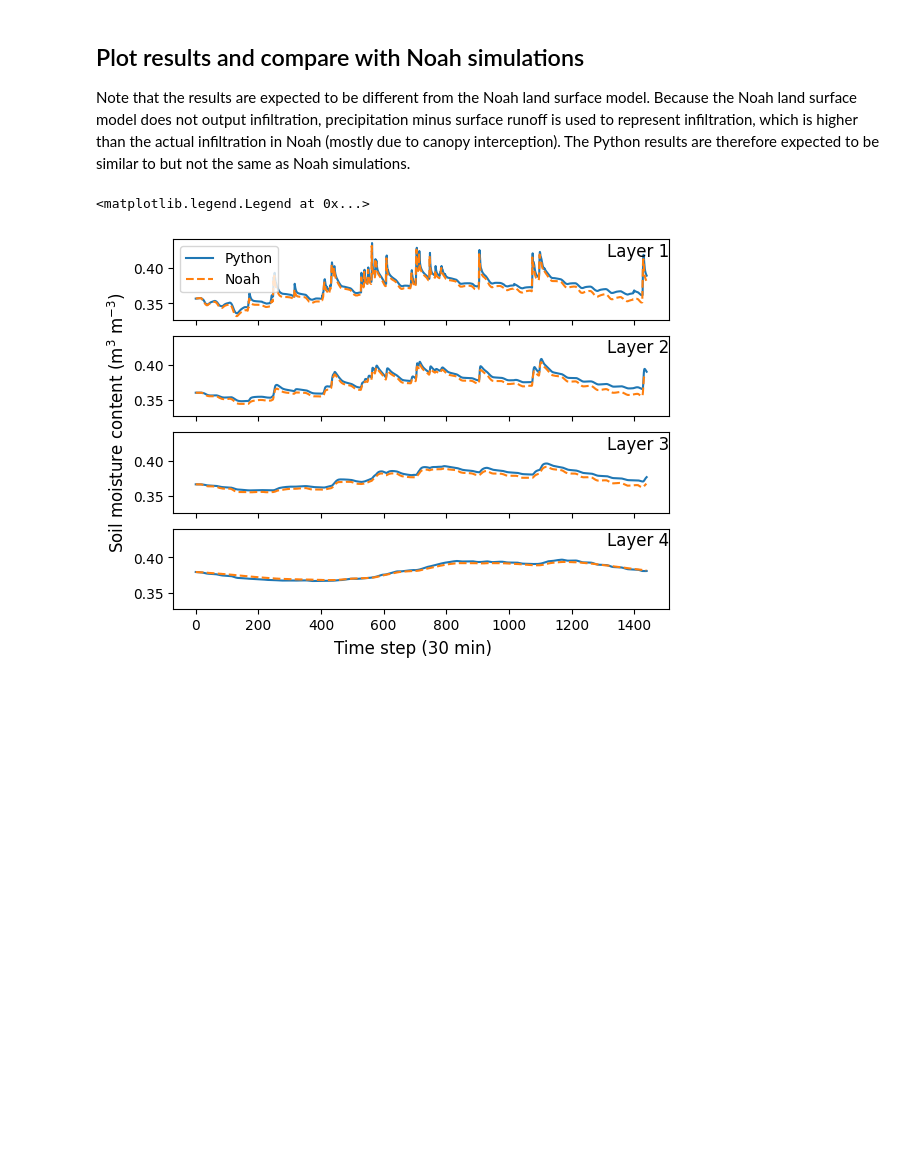
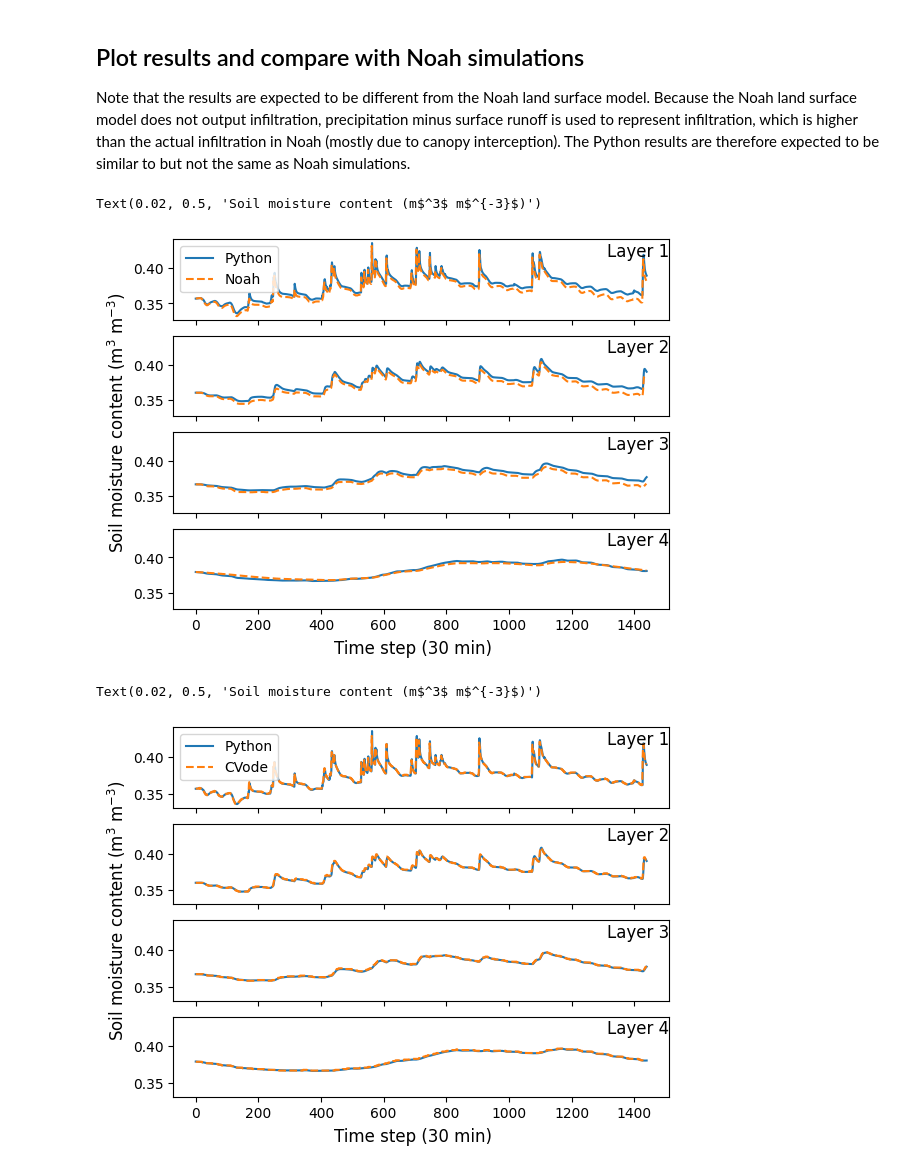
Before and after one commit to PSUmodeling/Richards-equation-CVODE-test, a Jupyter notebook: CrankNicholson.ipynb, the cells around one changed output. Drawn from its saved outputs; the diff is of its cells as text; code cells hidden in the pictures; blank space fills up the shorter version.

Commit message:
:sparkles: Compare C results with Python results

```diff
--- a/CrankNicholson.ipynb
+++ b/CrankNicholson.ipynb
@@ -288,7 +288,38 @@ for k in range(len(zsoil)):
 axs[0].legend()
 fig.supxlabel('Time step (30 min)')
 fig.supylabel('Soil moisture content (m$^3$ m$^{-3}$)')
-ax.legend()
 # %% [output]
-<matplotlib.legend.Legend at 0x...>
+Text(0.02, 0.5, 'Soil moisture content (m$^3$ m$^{-3}$)')
 [figure]
+# %%
+import matplotlib.pyplot as plt
+import numpy as np
+
+df = pd.read_csv(
+    'cycles.txt',
+)
+fig, axs = plt.subplots(
+    4, 1,
+    sharex=True,
+    sharey=True,
+)
+for k in range(len(zsoil)):
+    _line, = axs[k].plot(
+        swc[:, k],
+        label=f'Python')
+    axs[k].plot(
+        df[f'smc{k}'],
+        '--',
+        label='CVode',
+    )
+    axs[k].set_title(
+        f'Layer {k+1}',
+        loc='right',
+        y=1.0, pad=-12
+    )
+axs[0].legend()
+fig.supxlabel('Time step (30 min)')
+fig.supylabel('Soil moisture content (m$^3$ m$^{-3}$)')
+# %% [output]
+Text(0.02, 0.5, 'Soil moisture content (m$^3$ m$^{-3}$)')
+[figure, added]
```
Also changed, not shown: parts of 1 cell of this notebook.
